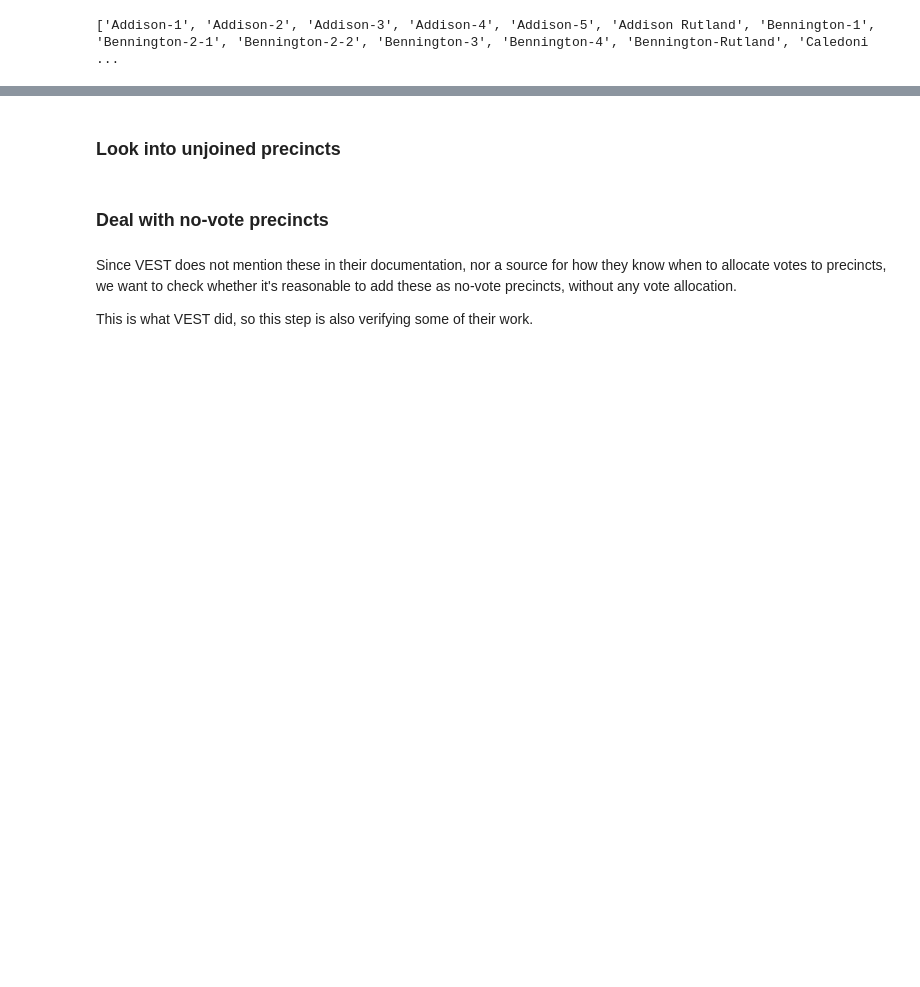
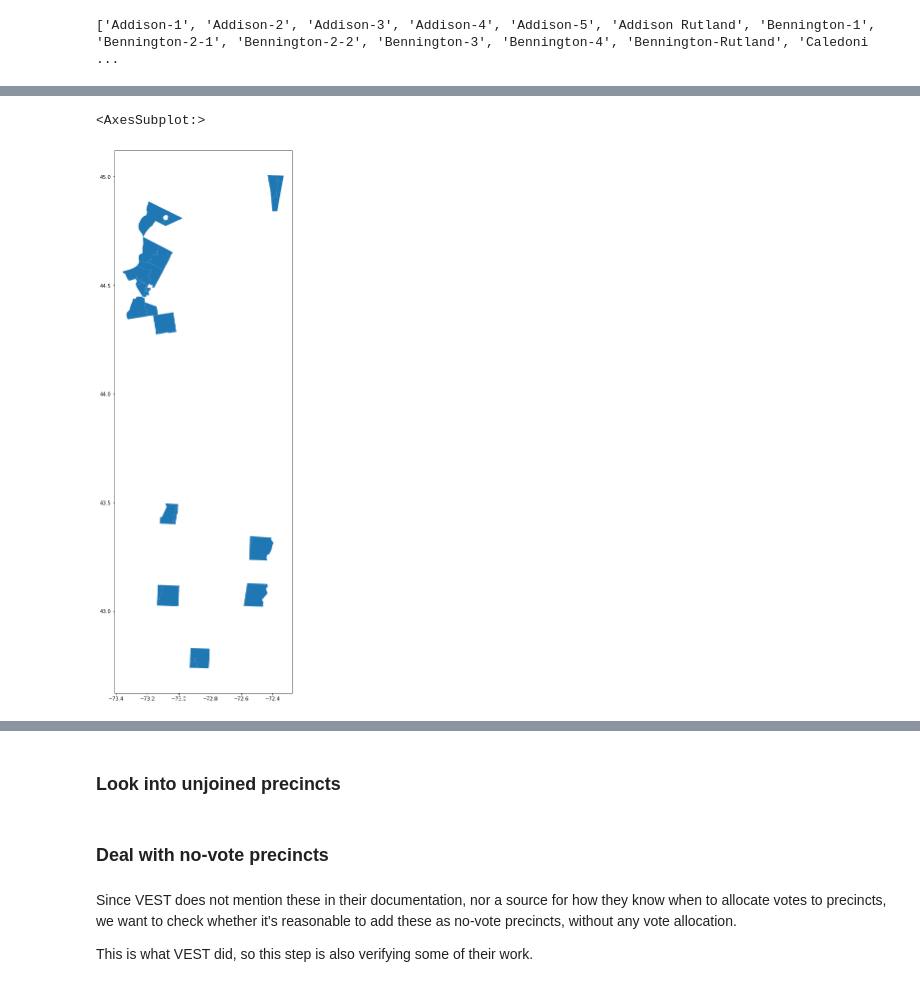
Before and after one commit to nonpartisan-redistricting-datahub/pdv-vt, a Jupyter notebook: vest-vt-2020/vest-vt-2020-validation.ipynb, the cells around one changed output, grey strips where cells are left out. Drawn from its saved outputs; the diff is of its cells as text; code cells hidden in the pictures; blank space fills up the shorter version.

```diff
--- a/vest-vt-2020/vest-vt-2020-validation.ipynb
+++ b/vest-vt-2020/vest-vt-2020-validation.ipynb
@@ -810,7 +846,7 @@ state_distr.plot()
 <AxesSubplot:>
 [figure]
 # %%
-fig = gp.overlay(state_distr,full_shapefiles_census, how="identity")
+fig = gp.overlay(full_shapefiles_census,state_distr, how="identity")
 fig = fig.to_crs(vest_vt_20.crs)
 print(fig.shape)
 # %% [output]
@@ -1187,0 +1352,5 @@ print(list(state_distr["NAME"]))
+# %%
+fig.plot(figsize=(20,20))
+# %% [output]
+<AxesSubplot:>
+[figure, added]
```
Also changed, not shown: parts of 54 cells of this notebook.
